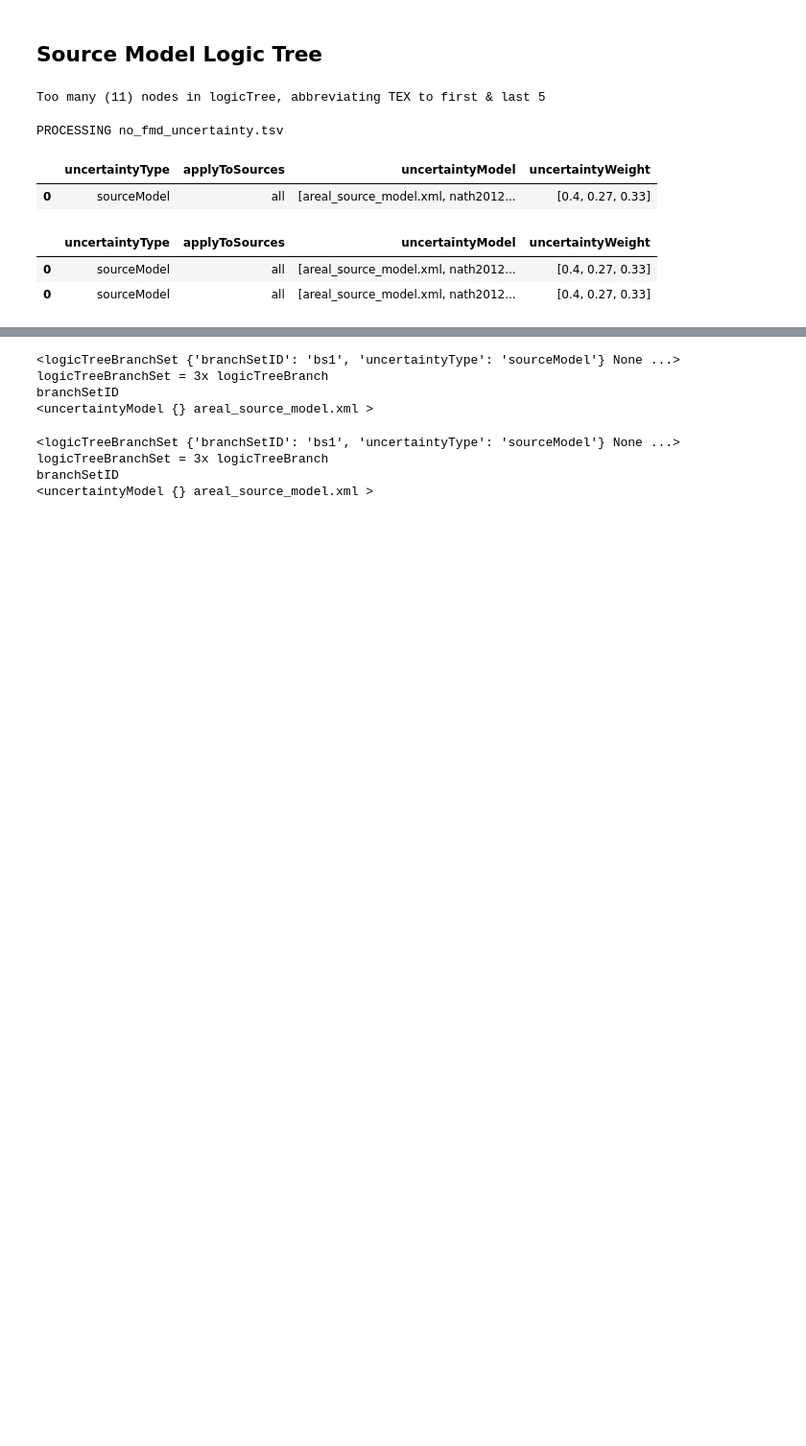
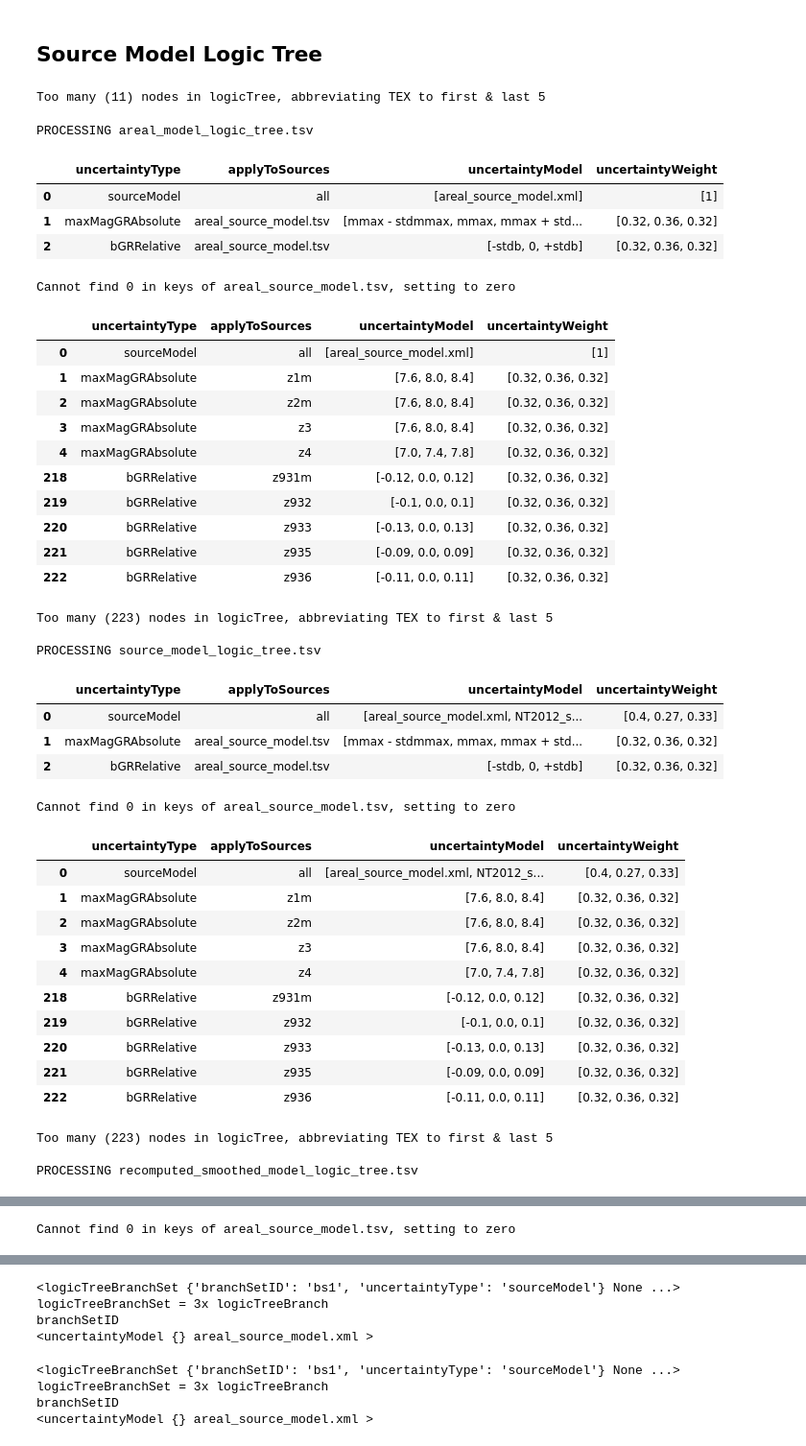
Before and after one commit to nackerley/indian-subcontinent-psha, a Jupyter notebook: Logic Trees/Logic trees for Nath & Thingbaijam (2012).ipynb, the cells around one changed output, grey strips where cells are left out. Shown at 96% size. Drawn from its saved outputs; the diff is of its cells as text; code cells hidden in the pictures; blank space fills up the shorter version.

```diff
--- a/Logic Trees/Logic trees for Nath & Thingbaijam (2012).ipynb
+++ b/Logic Trees/Logic trees for Nath & Thingbaijam (2012).ipynb
@@ -99,34 +99,67 @@ ltt.nrml_to_pdf('example_source_model_logic_tree.xml', include_ids=include_ids)
 # %% [output]
 Too many (11) nodes in logicTree, abbreviating TEX to first & last 5
 # %%
-#source_tree_tsv_list = ['areal_model_logic_tree.tsv',
-#                        'source_model_logic_tree.tsv',
-#                        'recomputed_smoothed_model_logic_tree.tsv',
-#                        'smoothed_model_logic_tree.tsv']
-source_tree_tsv_list = ['no_fmd_uncertainty.tsv']
+source_tree_tsv_list = ['areal_model_logic_tree.tsv',
+                        'source_model_logic_tree.tsv',
+                        'recomputed_smoothed_model_logic_tree.tsv',
+                        'smoothed_model_logic_tree.tsv',
+                        'no_fmd_uncertainty.tsv']
 for source_tree_tsv in source_tree_tsv_list:
     print "PROCESSING", source_tree_tsv
     source_tree_symbolic_df = ltt.read_tree_tsv(source_tree_tsv)
     display(source_tree_symbolic_df)
 
     source_tree_symbolic = ltt.df_to_tree(source_tree_symbolic_df, validate=True)
     source_tree_symbolic_xml = source_tree_tsv.replace('.tsv','_symbolic.xml')
     with open(source_tree_symbolic_xml, 'w+') as f:
         nrml.write([source_tree_symbolic], f, fmt='%g')
     ltt.nrml_to_pdf(source_tree_symbolic_xml, include_ids=include_ids)
 
     source_tree_df = ltt.df_expand_sources(source_tree_symbolic_df)
     display(pd.concat((source_tree_df.head(), source_tree_df.tail())))
     source_tree = ltt.df_to_tree(source_tree_df, validate=False)
     source_tree_xml = source_tree_tsv.replace('.tsv','.xml')
     with open(source_tree_xml, 'w+') as f:
         nrml.write([source_tree], f, fmt='%g')
     ltt.nrml_to_pdf(source_tree_xml, include_ids=include_ids)
     print
 # %% [output]
-PROCESSING no_fmd_uncertainty.tsv
+PROCESSING areal_model_logic_tree.tsv
 |  | uncertaintyType | applyToSources | uncertaintyModel | uncertaintyWeight |
-| 0 | sourceModel | all | [areal_source_model.xml, nath2012... | [0.4, 0.27, 0.33] |
+| 0 | sourceModel | all | [areal_source_model.xml] | [1] |
+| 1 | maxMagGRAbsolute | areal_source_model.tsv | [mmax - stdmmax, mmax, mmax + std... | [0.32, 0.36, 0.32] |
+| 2 | bGRRelative | areal_source_model.tsv | [-stdb, 0, +stdb] | [0.32, 0.36, 0.32] |
+Cannot find 0 in keys of areal_source_model.tsv, setting to zero
 |  | uncertaintyType | applyToSources | uncertaintyModel | uncertaintyWeight |
-| 0 | sourceModel | all | [areal_source_model.xml, nath2012... | [0.4, 0.27, 0.33] |
-| 0 | sourceModel | all | [areal_source_model.xml, nath2012... | [0.4, 0.27, 0.33] |
+| 0 | sourceModel | all | [areal_source_model.xml] | [1] |
+| 1 | maxMagGRAbsolute | z1m | [7.6, 8.0, 8.4] | [0.32, 0.36, 0.32] |
+| 2 | maxMagGRAbsolute | z2m | [7.6, 8.0, 8.4] | [0.32, 0.36, 0.32] |
+| 3 | maxMagGRAbsolute | z3 | [7.6, 8.0, 8.4] | [0.32, 0.36, 0.32] |
+| 4 | maxMagGRAbsolute | z4 | [7.0, 7.4, 7.8] | [0.32, 0.36, 0.32] |
+| 218 | bGRRelative | z931m | [-0.12, 0.0, 0.12] | [0.32, 0.36, 0.32] |
+| 219 | bGRRelative | z932 | [-0.1, 0.0, 0.1] | [0.32, 0.36, 0.32] |
+| 220 | bGRRelative | z933 | [-0.13, 0.0, 0.13] | [0.32, 0.36, 0.32] |
+| 221 | bGRRelative | z935 | [-0.09, 0.0, 0.09] | [0.32, 0.36, 0.32] |
+| 222 | bGRRelative | z936 | [-0.11, 0.0, 0.11] | [0.32, 0.36, 0.32] |
+Too many (223) nodes in logicTree, abbreviating TEX to first & last 5
+
+PROCESSING source_model_logic_tree.tsv
+|  | uncertaintyType | applyToSources | uncertaintyModel | uncertaintyWeight |
+| 0 | sourceModel | all | [areal_source_model.xml, NT2012_s... | [0.4, 0.27, 0.33] |
+| 1 | maxMagGRAbsolute | areal_source_model.tsv | [mmax - stdmmax, mmax, mmax + std... | [0.32, 0.36, 0.32] |
+| 2 | bGRRelative | areal_source_model.tsv | [-stdb, 0, +stdb] | [0.32, 0.36, 0.32] |
+Cannot find 0 in keys of areal_source_model.tsv, setting to zero
+|  | uncertaintyType | applyToSources | uncertaintyModel | uncertaintyWeight |
+| 0 | sourceModel | all | [areal_source_model.xml, NT2012_s... | [0.4, 0.27, 0.33] |
+| 1 | maxMagGRAbsolute | z1m | [7.6, 8.0, 8.4] | [0.32, 0.36, 0.32] |
+| 2 | maxMagGRAbsolute | z2m | [7.6, 8.0, 8.4] | [0.32, 0.36, 0.32] |
+| 3 | maxMagGRAbsolute | z3 | [7.6, 8.0, 8.4] | [0.32, 0.36, 0.32] |
+| 4 | maxMagGRAbsolute | z4 | [7.0, 7.4, 7.8] | [0.32, 0.36, 0.32] |
+| 218 | bGRRelative | z931m | [-0.12, 0.0, 0.12] | [0.32, 0.36, 0.32] |
+| 219 | bGRRelative | z932 | [-0.1, 0.0, 0.1] | [0.32, 0.36, 0.32] |
+| 220 | bGRRelative | z933 | [-0.13, 0.0, 0.13] | [0.32, 0.36, 0.32] |
+| 221 | bGRRelative | z935 | [-0.09, 0.0, 0.09] | [0.32, 0.36, 0.32] |
+| 222 | bGRRelative | z936 | [-0.11, 0.0, 0.11] | [0.32, 0.36, 0.32] |
+Too many (223) nodes in logicTree, abbreviating TEX to first & last 5
+
+PROCESSING recomputed_smoothed_model_logic_tree.tsv
@@ -132,0 +170 @@ PROCESSING no_fmd_uncertainty.tsv
+Cannot find 0 in keys of areal_source_model.tsv, setting to zero
```
Also changed, not shown: parts of 1 cell of this notebook, 42 other files.
